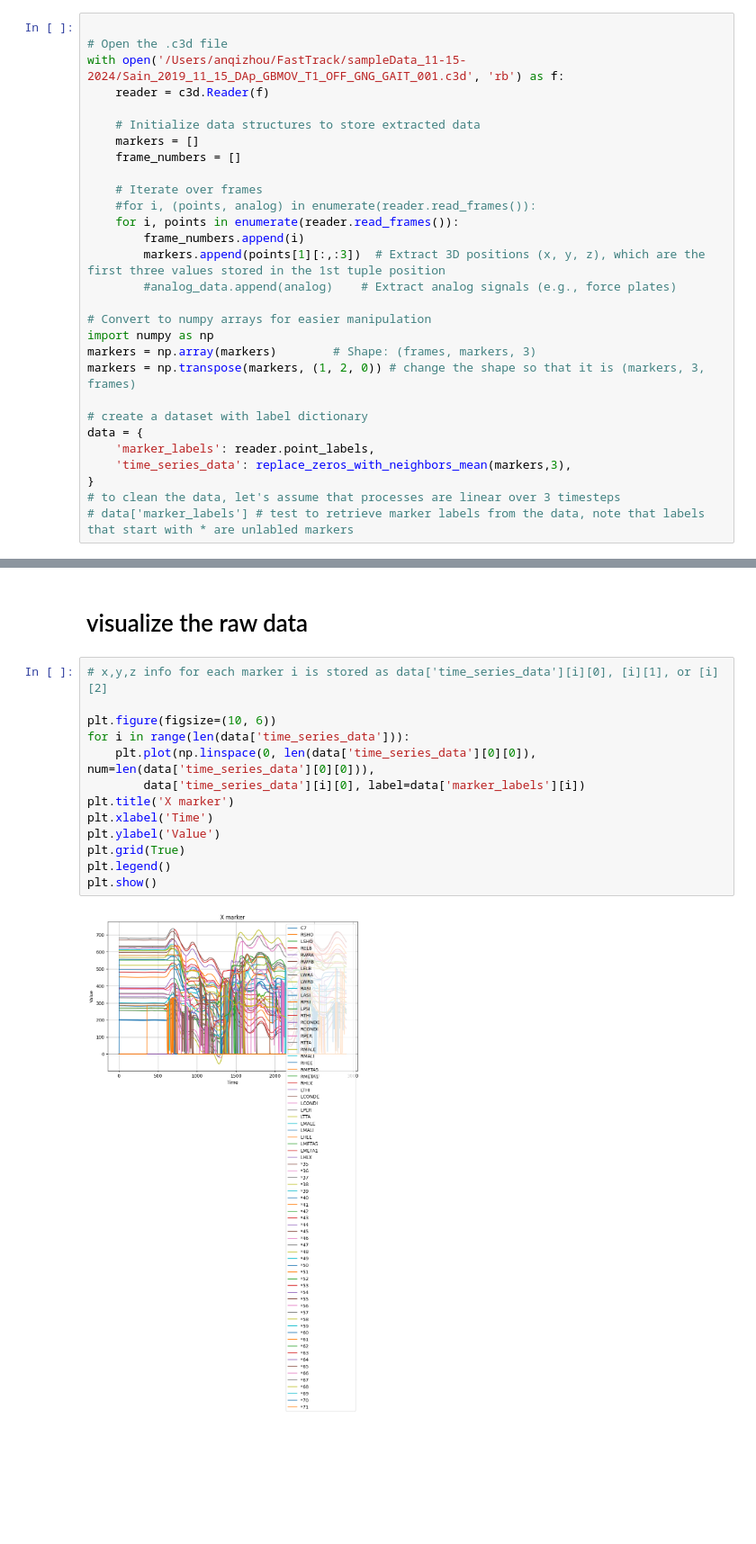
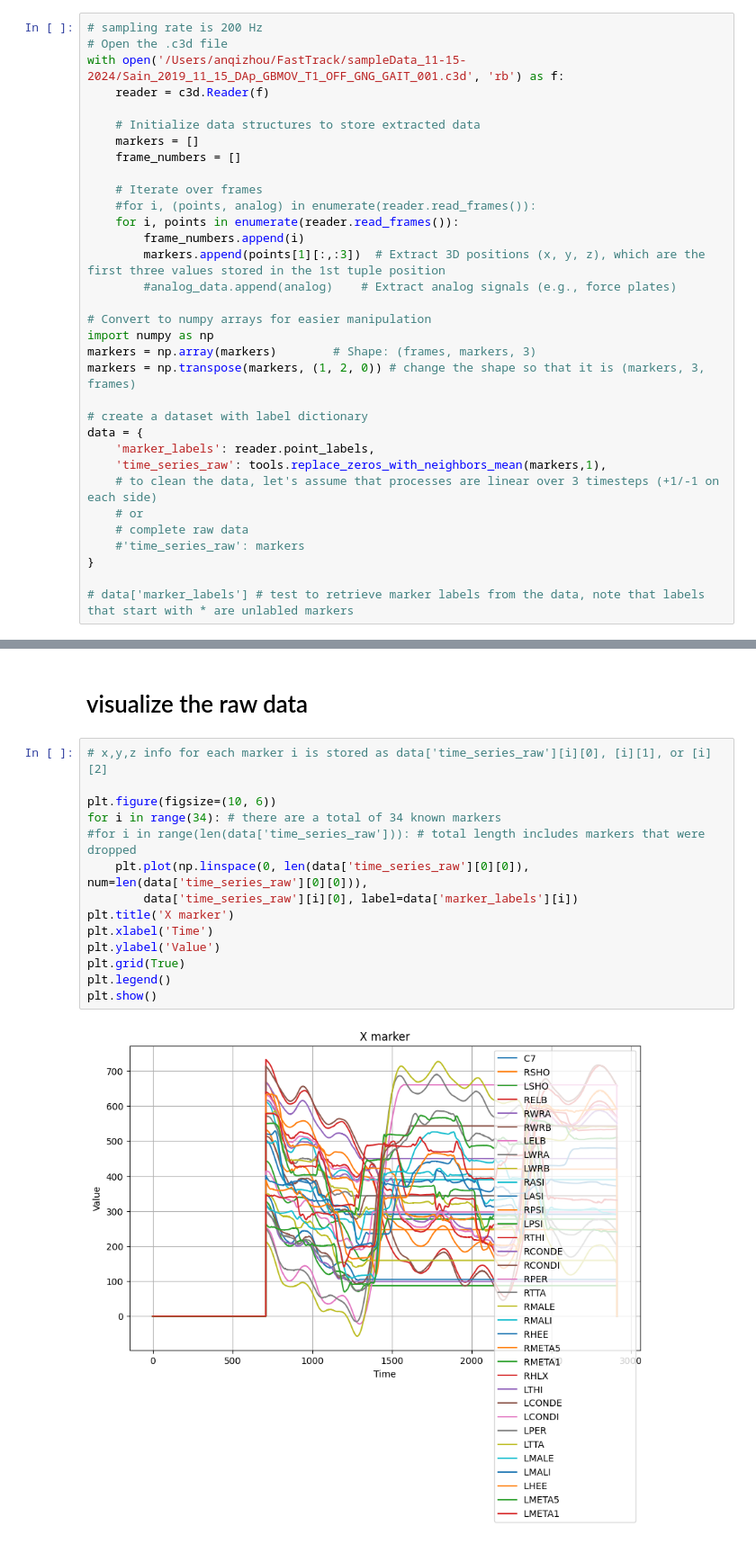
Before and after one commit to anqizhou13/FastTracker, a Jupyter notebook: process.ipynb, the cells around one changed output, grey strips where cells are left out. Shown at 90% size. Cells and saved outputs as stored; diff of their text form; blank space fills up the shorter version.

```diff
--- a/process.ipynb
+++ b/process.ipynb
@@ -10,5 +10,5 @@ import functions
 # %%
-
+# sampling rate is 200 Hz
 # Open the .c3d file
 with open('/Users/anqizhou/FastTrack/sampleData_11-15-2024/Sain_2019_11_15_DAp_GBMOV_T1_OFF_GNG_GAIT_001.c3d', 'rb') as f:
     reader = c3d.Reader(f)
@@ -32,7 +32,11 @@ markers = np.transpose(markers, (1, 2, 0)) # change the shape so that it is (mar
 # create a dataset with label dictionary
 data = {
     'marker_labels': reader.point_labels,
-    'time_series_data': replace_zeros_with_neighbors_mean(markers,3),
+    'time_series_raw': tools.replace_zeros_with_neighbors_mean(markers,1),
+    # to clean the data, let's assume that processes are linear over 3 timesteps (+1/-1 on each side)
+    # or
+    # complete raw data
+    #'time_series_raw': markers
 }
-# to clean the data, let's assume that processes are linear over 3 timesteps
+
 # data['marker_labels'] # test to retrieve marker labels from the data, note that labels that start with * are unlabled markers
@@ -41,17 +43,18 @@ TypeError: replace_zeros_with_neighbors_mean() takes 1 positional argument but 2
 # %% [markdown]
 # visualize the raw data
 # %%
-# x,y,z info for each marker i is stored as data['time_series_data'][i][0], [i][1], or [i][2]
+# x,y,z info for each marker i is stored as data['time_series_raw'][i][0], [i][1], or [i][2]
 
 plt.figure(figsize=(10, 6))
-for i in range(len(data['time_series_data'])):
-    plt.plot(np.linspace(0, len(data['time_series_data'][0][0]), num=len(data['time_series_data'][0][0])),
-        data['time_series_data'][i][0], label=data['marker_labels'][i])
+for i in range(34): # there are a total of 34 known markers
+#for i in range(len(data['time_series_raw'])): # total length includes markers that were dropped
+    plt.plot(np.linspace(0, len(data['time_series_raw'][0][0]), num=len(data['time_series_raw'][0][0])),
+        data['time_series_raw'][i][0], label=data['marker_labels'][i])
 plt.title('X marker')
 plt.xlabel('Time')
 plt.ylabel('Value')
 plt.grid(True)
 plt.legend()
 plt.show()
 # %% [output]
-[figure, old version]
+[figure, new version]
```
Also changed, not shown: parts of 5 cells of this notebook.
